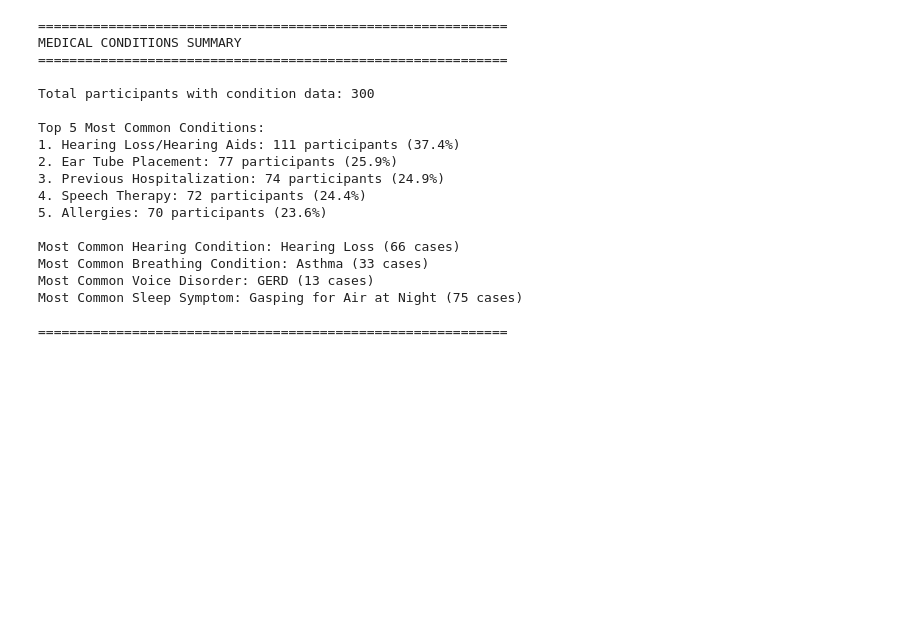
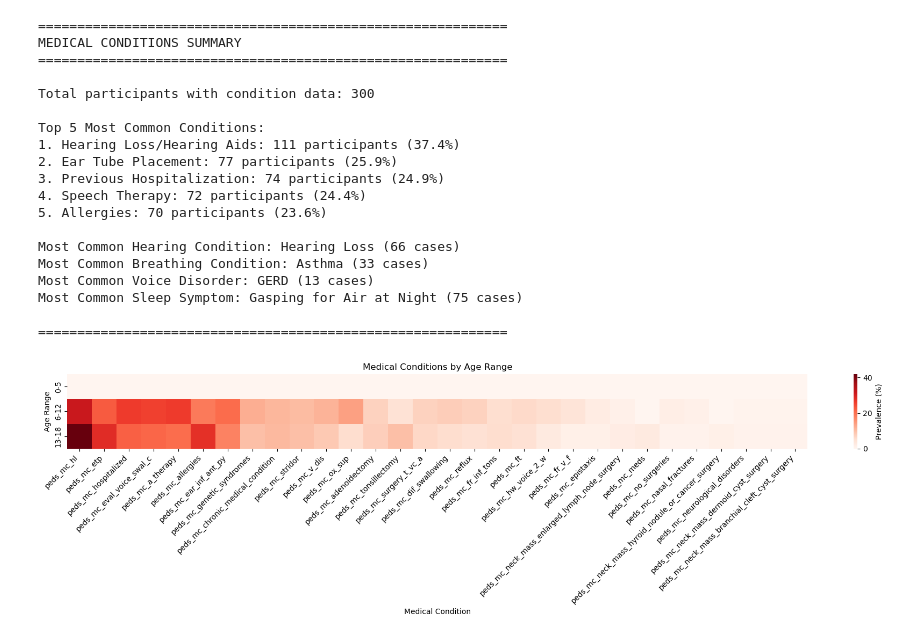
Before and after one commit to robotics4good/aces-b2ai, a Jupyter notebook: medical_conditions_visualization.ipynb, the cells around one changed output. Saved outputs shown, nothing was run; the diff lists cells and outputs as text; code cells hidden in the pictures; blank space fills up the shorter version.

```diff
--- a/medical_conditions_visualization.ipynb
+++ b/medical_conditions_visualization.ipynb
@@ -367,3 +367,93 @@ Most Common Voice Disorder: GERD (13 cases)
 Most Common Sleep Symptom: Gasping for Air at Night (75 cases)
 
 ============================================================
+# %%
+import pandas as pd
+import seaborn as sns
+import matplotlib.pyplot as plt
+
+# Load files
+df_demo = pd.read_csv("phenotype/pediatric/pediatric_demographics.tsv", sep="\t")
+df_med = pd.read_csv("phenotype/pediatric/pediatric_medical_conditions.tsv", sep="\t")
+
+# Make IDs consistent
+df_demo["participant_id"] = df_demo["participant_id"].astype(str)
+df_med["participant_id"] = df_med["participant_id"].astype(str)
+
+# Merge age + medical conditions
+df_age_med = df_med.merge(
+    df_demo[["participant_id", "age"]],
+    on="participant_id",
+    how="inner"
+)
+
+df_age_med["age"] = pd.to_numeric(df_age_med["age"], errors="coerce")
+
+# Age bins
+bins = [0, 5, 12, 18]
+labels = ["0-5", "6-12", "13-18"]
+
+df_age_med["age_range"] = pd.cut(
+    df_age_med["age"],
+    bins=bins,
+    labels=labels,
+    include_lowest=True
+)
+
+# Keep only general medical-condition columns
+exclude_patterns = [
+    "session_id",
+    "started_at",
+    "completed_at",
+    "duration",
+    "specified",
+    "other",
+    "snoring_apnea",   # removes sleep apnea-specific stuff
+    "oahi"
+]
+
+medical_cols = [
+    c for c in df_med.columns
+    if c.startswith("peds_mc_")
+    and not any(pattern in c for pattern in exclude_patterns)
+]
+
+# Convert Yes/No-style medical columns to binary
+for col in medical_cols:
+    df_age_med[col] = (
+        df_age_med[col]
+        .astype(str)
+        .str.strip()
+        .str.lower()
+        .eq("yes")
+        .astype(int)
+    )
+
+# Prevalence by age range
+heatmap_data = (
+    df_age_med
+    .groupby("age_range", observed=True)[medical_cols]
+    .mean()
+    * 100
+)
+
+# Drop all-zero columns and sort by overall prevalence
+heatmap_data = heatmap_data.loc[:, heatmap_data.sum(axis=0) > 0]
+heatmap_data = heatmap_data[heatmap_data.mean().sort_values(ascending=False).index]
+
+plt.figure(figsize=(18, 5))
+sns.heatmap(
+    heatmap_data,
+    cmap="Reds",
+    annot=False,
+    cbar_kws={"label": "Prevalence (%)"}
+)
+
+plt.title("Medical Conditions by Age Range")
+plt.xlabel("Medical Condition")
+plt.ylabel("Age Range")
+plt.xticks(rotation=45, ha="right")
+plt.tight_layout()
+plt.show()
+# %% [output]
+[figure, added]
```
Also changed, not shown: parts of 10 cells of this notebook, 20 other files.
